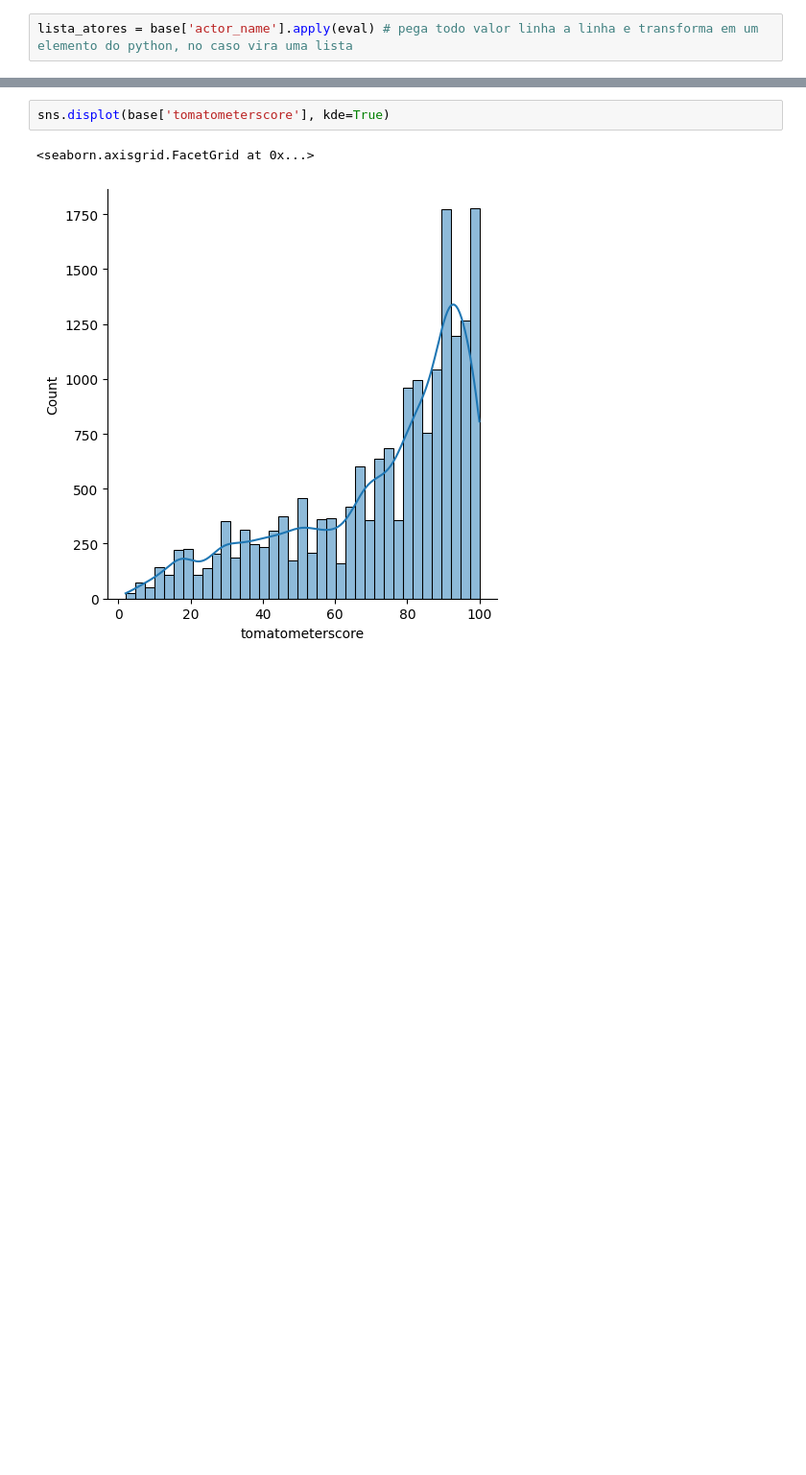
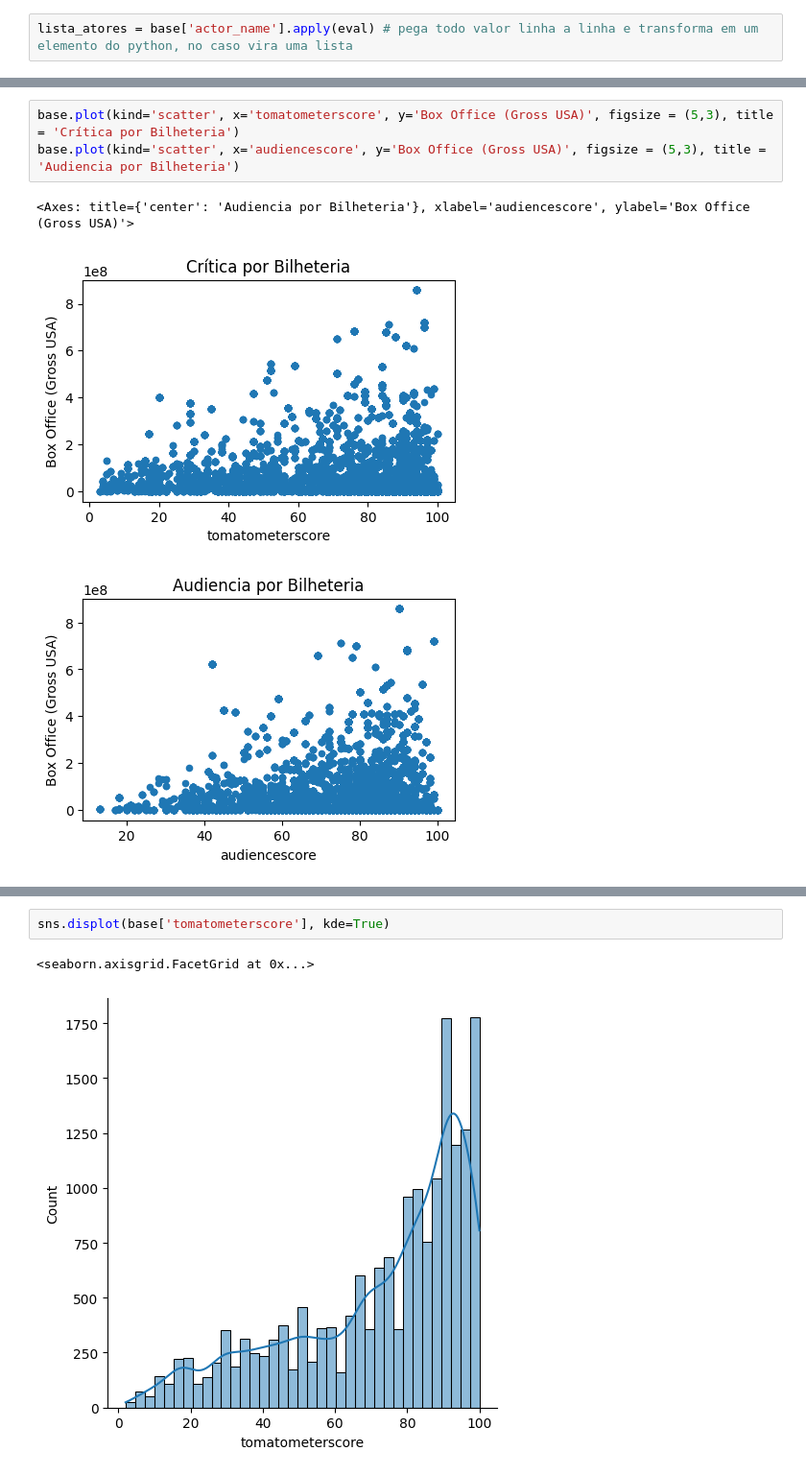
Before and after one commit to Ticiano-Damasceno/Intro-Python-Unifor, a Jupyter notebook: Arquivo 2 - estudo rotten tomatoes.ipynb, the cells around one changed output, grey strips where cells are left out. Shown at 96% size. Drawn from its saved outputs; the diff is of its cells as text; blank space fills up the shorter version.

```diff
--- a/Arquivo 2 - estudo rotten tomatoes.ipynb
+++ b/Arquivo 2 - estudo rotten tomatoes.ipynb
@@ -171,0 +276,7 @@ memory usage: 5.0+ MB
+# %%
+base.plot(kind='scatter', x='tomatometerscore', y='Box Office (Gross USA)', figsize = (5,3), title = 'Crítica por Bilheteria')
+base.plot(kind='scatter', x='audiencescore', y='Box Office (Gross USA)', figsize = (5,3), title = 'Audiencia por Bilheteria')
+# %% [output]
+<Axes: title={'center': 'Audiencia por Bilheteria'}, xlabel='audiencescore', ylabel='Box Office (Gross USA)'>
+[figure, added]
+[figure, added]
```
Also changed, not shown: parts of 39 cells of this notebook.
